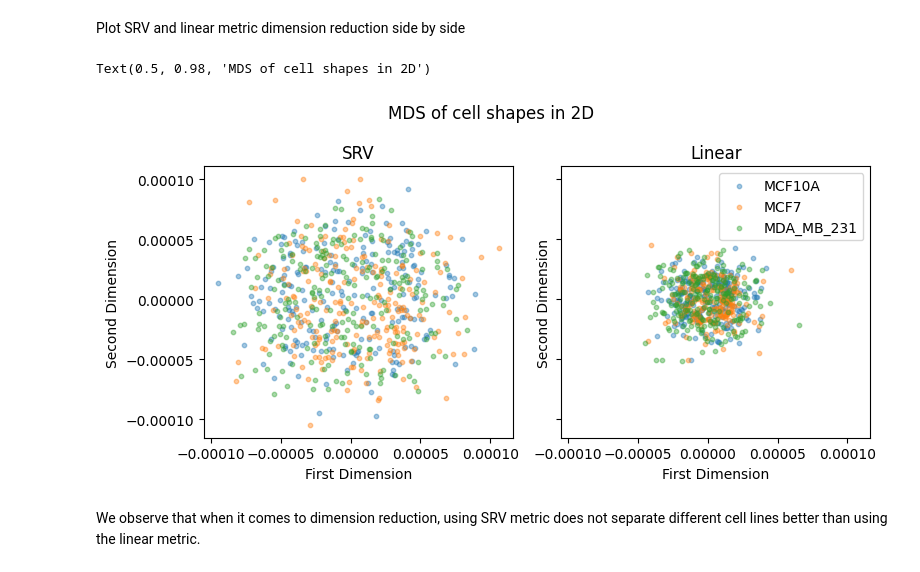
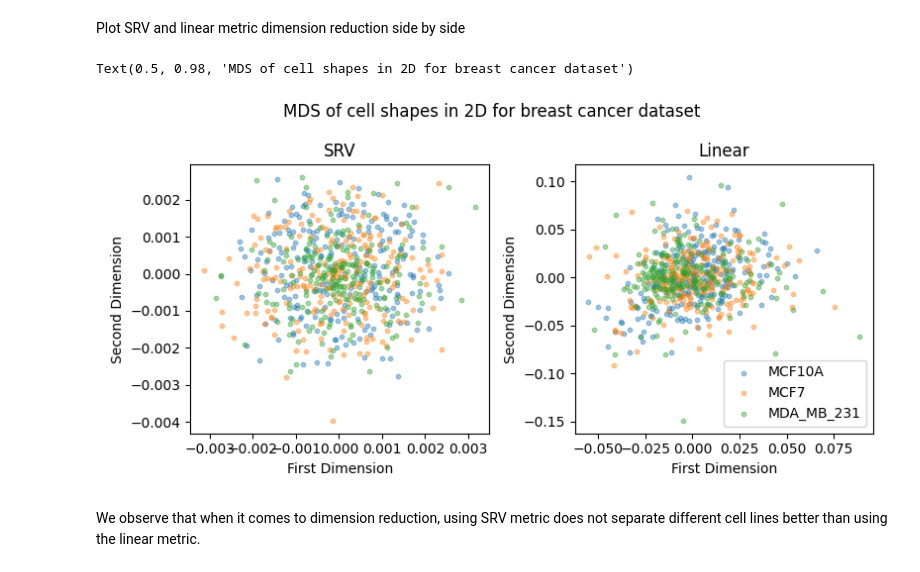
Before and after one commit to wxli0/dyn, a Jupyter notebook: dyn/notebooks/breast_cancer_analysis.ipynb, the cells around one changed output. Cells and saved outputs as stored; diff of their text form; code cells hidden in the pictures.

Commit message:
tried only quotienting out translation for the breast cancer dataset

```diff
--- a/dyn/notebooks/breast_cancer_analysis.ipynb
+++ b/dyn/notebooks/breast_cancer_analysis.ipynb
@@ -977,3 +977,7 @@ In comparison to using the SRV metric, we observe there exists more irregular ce
 # Dimensionality Reduction
 
 We use the following experiments to illustrate how SRV metric can help with dimensionality reduction
+# %%
+sys.path.append("/home/wanxinli/dyn/dyn/datasets")
+from experimental import *
+cells_new = preprocess_cells(cells, len(cells), k_sampling_points)
@@ -980,5 +990,5 @@ We use the following experiments to illustrate how SRV metric can help with dime
 # %%
-pairwise_srv_dists = parallel_dist(cell_shapes, srv_dist, k_sampling_points)
+pairwise_srv_dists = parallel_dist(cells_new, srv_dist, k_sampling_points)
 # %% [markdown]
 Calculate MDS statistics for dimension 2
 # %%
@@ -1004,23 +1014,3 @@ for line in LINES:
     cell_num = len(ds_align[line])
     embs[line] = pos[index:index+cell_num]
     index += cell_num
-# %%
-fig, axs = plt.subplots(1, tight_layout=True, figsize=(4, 4))
-
-for j, line in enumerate(LINES):
-
-    cur_embs = embs[line]
-    axs.scatter(
-            cur_embs[:, 0],
-            cur_embs[:, 1],
-            s=10,
-            alpha=0.4,
-            label=line
-        )
-    # axs.set_xlim(-3.5*1e-5, 3*1e-5)
-    axs.set_xlabel("First Dimension")
-    axs.set_ylabel("Second Dimension")
-    axs.legend()
-fig.suptitle("MDS of cell shapes using SRV metric", fontsize=10)
-
-plt.tight_layout()
@@ -1032,7 +1020,7 @@ We draw a comparison with linear metric using the following code
 def linear_dist(cell1, cell2):
     return gs.linalg.norm(cell1 - cell2) / k_sampling_points
 # %%
-pairwise_linear_dists = parallel_dist(cell_shapes, linear_dist, k_sampling_points)
+pairwise_linear_dists = parallel_dist(cells_new, linear_dist, k_sampling_points)
 # %%
 mds = manifold.MDS(n_components=2, random_state=1, dissimilarity="precomputed")
 linear_pos = mds.fit(pairwise_linear_dists).embedding_
@@ -1053,42 +1041,42 @@ for line in LINES:
 # %% [markdown]
 Plot SRV and linear metric dimension reduction side by side
 # %%
-fig, axs = plt.subplots(1, 2, sharex=True, sharey=True, tight_layout=True, figsize=(8, 4))
+fig, axs = plt.subplots(1, 2, sharex=False, sharey=False, tight_layout=True, figsize=(8, 4))
 
 for j, line in enumerate(LINES):
     cur_embs = embs[line]
     axs[0].scatter(
             cur_embs[:, 0],
             cur_embs[:, 1],
             s=10,
             alpha=0.4,
             label=line
         )
     # axs.set_xlim(-3.5*1e-5, 3*1e-5)
     axs[0].set_xlabel("First Dimension")
     axs[0].set_ylabel("Second Dimension")
     # axs[0].legend()
     axs[0].set_title("SRV")
 
 for j, line in enumerate(LINES):
     cur_embs = linear_embs[line]
     axs[1].scatter(
             cur_embs[:, 0],
             cur_embs[:, 1],
             label=line,
             alpha=0.4,
             s=10
         )
     # axs.set_xlim(-3*1e-5, 3.5*1e-5)
     axs[1].set_xlabel("First Dimension")
     axs[1].set_ylabel("Second Dimension")
     axs[1].legend()
     axs[1].set_title("Linear")
 
-fig.suptitle("MDS of cell shapes in 2D")
+fig.suptitle("MDS of cell shapes in 2D for breast cancer dataset")
 # %% [output]
-Text(0.5, 0.98, 'MDS of cell shapes in 2D')
+Text(0.5, 0.98, 'MDS of cell shapes in 2D for breast cancer dataset')
-[figure, old version]
+[figure, new version]
 # %% [markdown]
 We observe that when it comes to dimension reduction, using SRV metric does not separate different cell lines better than using the linear metric.
 # %% [markdown]
```
Also changed, not shown: parts of 6 cells of this notebook, 1 other file.
